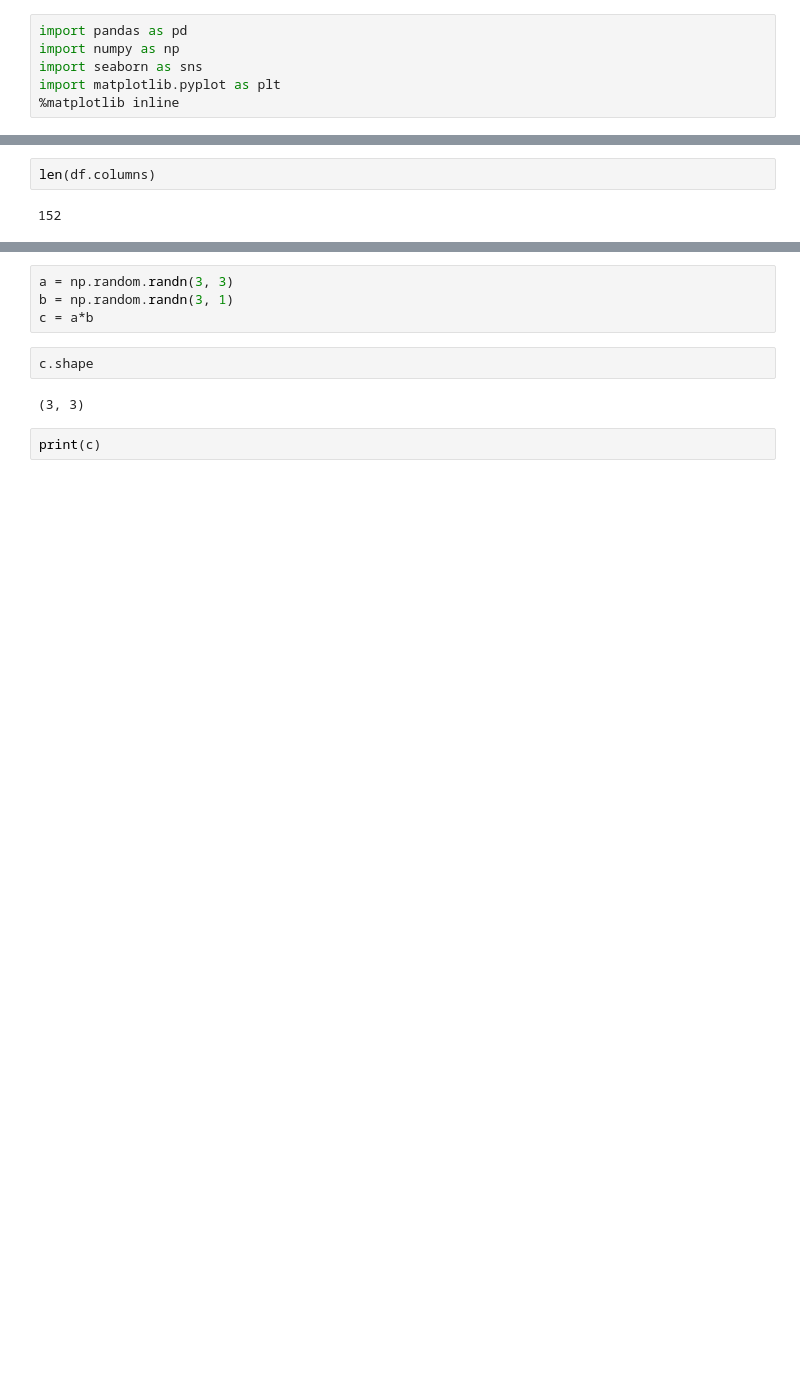
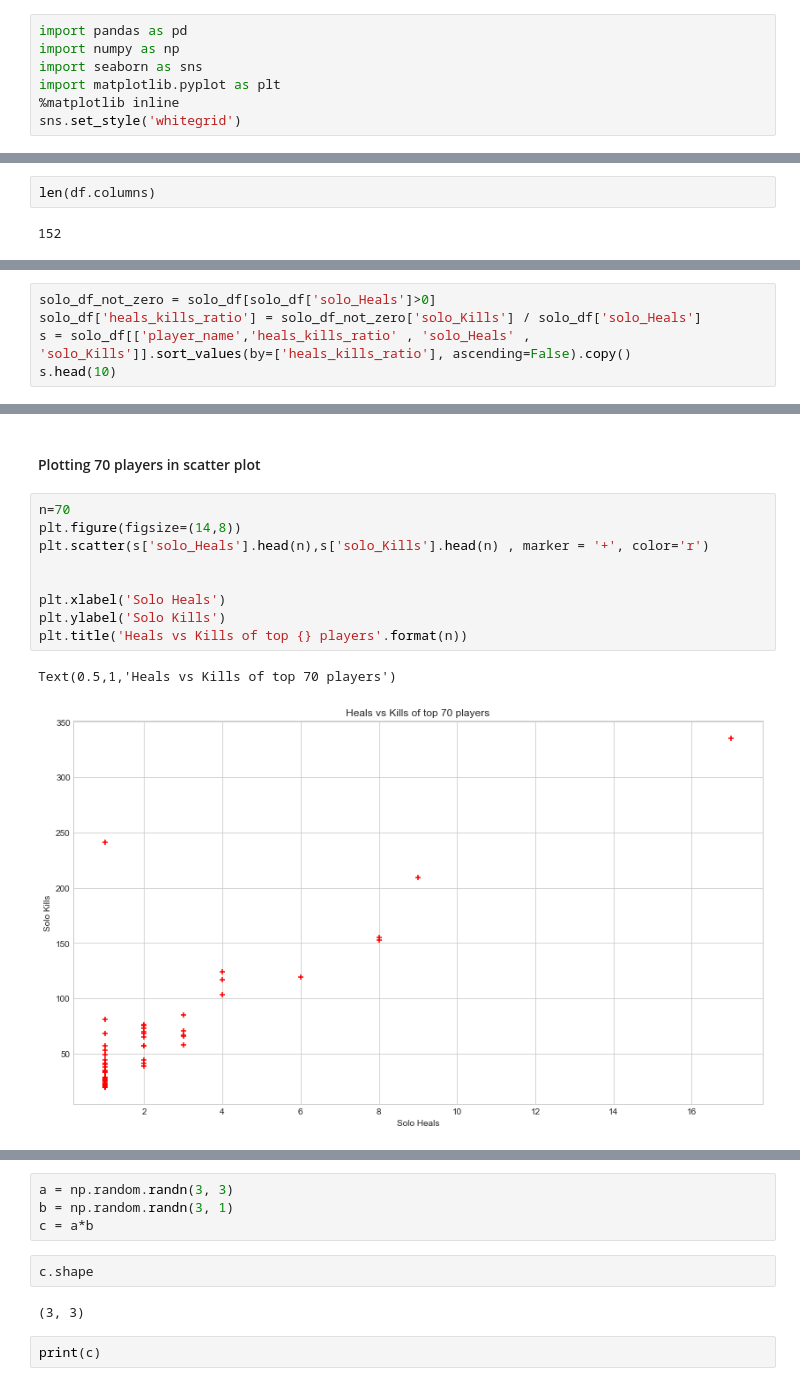
Before and after one commit to rms-sth/way_to_datascience_and_machine_learning, a Jupyter notebook: projects/pubgplayerstats/PUBG data analysis.ipynb, the cells around one changed output, grey strips where cells are left out. Saved outputs shown, nothing was run; the diff lists cells and outputs as text; blank space fills up the shorter version.

```diff
--- a/projects/pubgplayerstats/PUBG data analysis.ipynb
+++ b/projects/pubgplayerstats/PUBG data analysis.ipynb
@@ -4,4 +7,5 @@ import numpy as np
 import seaborn as sns
 import matplotlib.pyplot as plt
 %matplotlib inline
+sns.set_style('whitegrid')
 # %%
@@ -328,0 +626,5 @@ len(df.columns)
+# %%
+solo_df_not_zero = solo_df[solo_df['solo_Heals']>0]
+solo_df['heals_kills_ratio'] = solo_df_not_zero['solo_Kills'] / solo_df['solo_Heals']
+s = solo_df[['player_name','heals_kills_ratio' , 'solo_Heals' , 'solo_Kills']].sort_values(by=['heals_kills_ratio'], ascending=False).copy()
+s.head(10)
@@ -328,0 +643,14 @@ len(df.columns)
+# %% [markdown]
+#### Plotting 70 players in scatter plot
+# %%
+n=70
+plt.figure(figsize=(14,8))
+plt.scatter(s['solo_Heals'].head(n),s['solo_Kills'].head(n) , marker = '+', color='r')
+
+
+plt.xlabel('Solo Heals')
+plt.ylabel('Solo Kills')
+plt.title('Heals vs Kills of top {} players'.format(n))
+# %% [output]
+Text(0.5,1,'Heals vs Kills of top 70 players')
+[figure, added]
```
Also changed, not shown: parts of 89 cells of this notebook, 9 other files.
